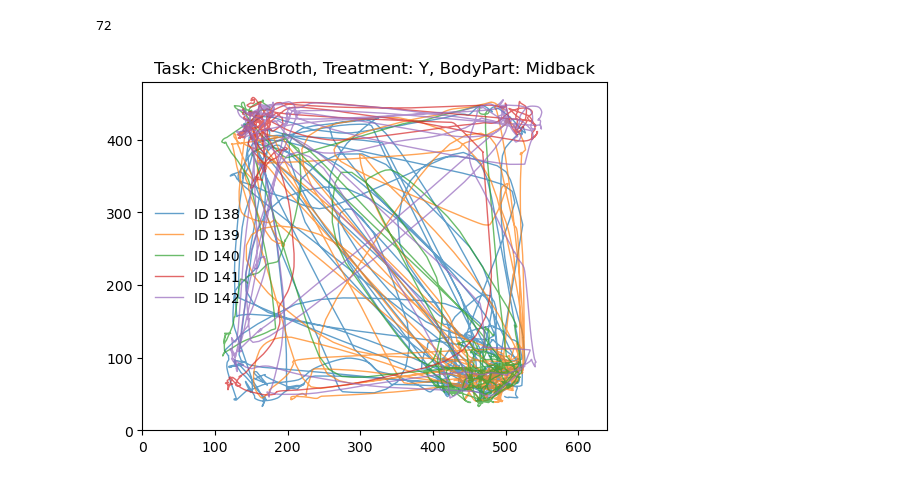
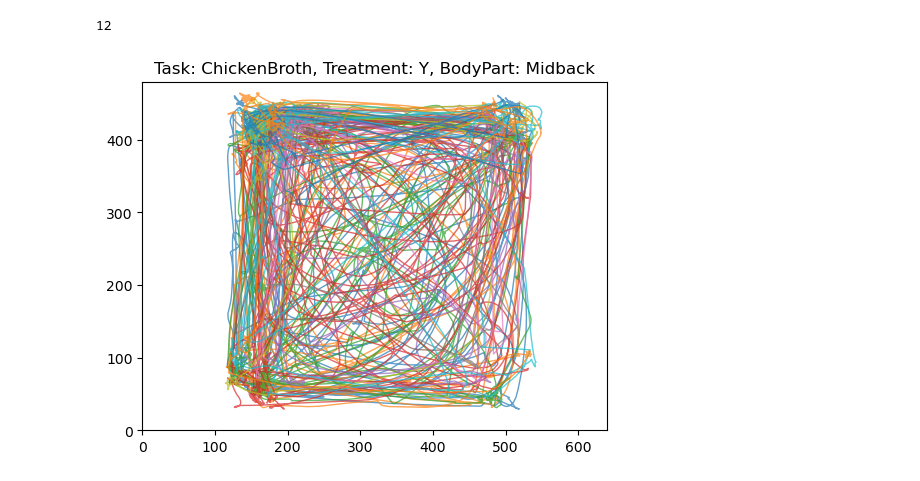
Before and after one commit to atanugiri/dlc-pose-analysis-2026, a Jupyter notebook: notebooks/test.ipynb, the cells around one changed output. Saved outputs shown, nothing was run; the diff lists cells and outputs as text; code cells hidden in the pictures.

```diff
--- a/notebooks/test.ipynb
+++ b/notebooks/test.ipynb
@@ -13,25 +13,26 @@ import matplotlib.pyplot as plt
 TASK = 'ChickenBroth'
 TREATMENT = 'Y'
 BODYPART = 'Midback'
-
+MAZE_NUMBER = 4
 # Query a specific subset
 query = """
     SELECT id FROM public.experimental_metadata
     WHERE task = %s
     AND treatment = %s
+    AND maze_number = %s
     ORDER BY id
 """
-ids = db_utils.fetch_ids_with_params(query, (TASK, TREATMENT))
+ids = db_utils.fetch_ids_with_params(query, (TASK, TREATMENT, MAZE_NUMBER))
 print(len(ids))
 # %% [output]
-72
+12
 # %%
-ax = plot_trajectory_from_ids(ids[65:70], smoothing_window=11, likelihood_threshold=0.8, show=False)
+ax = plot_trajectory_from_ids(ids, smoothing_window=11, likelihood_threshold=0.8, show=False)
 ax.set_title(f'Task: {TASK}, Treatment: {TREATMENT}, BodyPart: {BODYPART}')
 
 fig = ax.figure
 filename = f"{TASK}_{TREATMENT}_{BODYPART}".replace(" ", "_")
 ax.figure.savefig(results_dir/ f"{filename}.png", dpi=300, bbox_inches="tight")
 plt.show()
 # %% [output]
-[figure, old version]
+[figure, new version]
```
Also changed, not shown: 2 other files.
